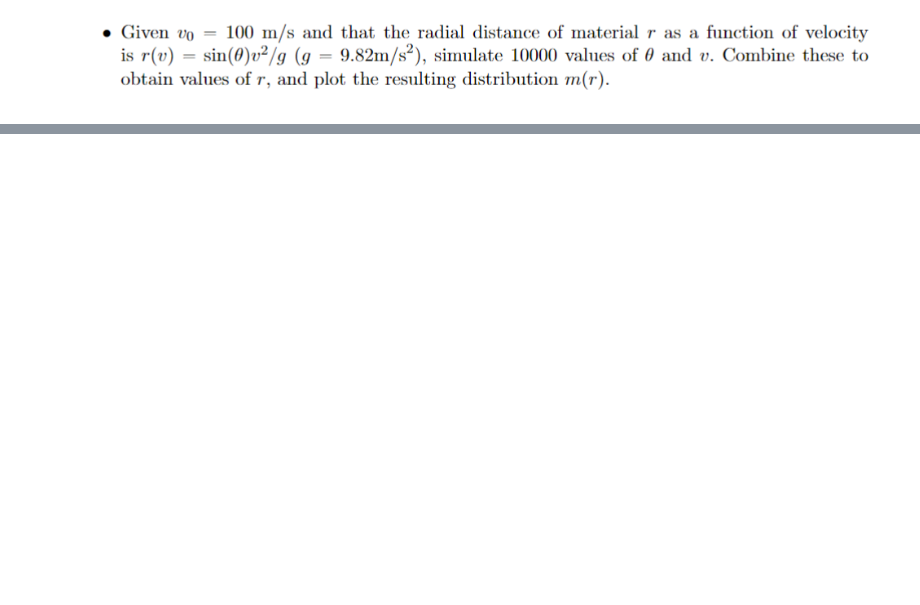
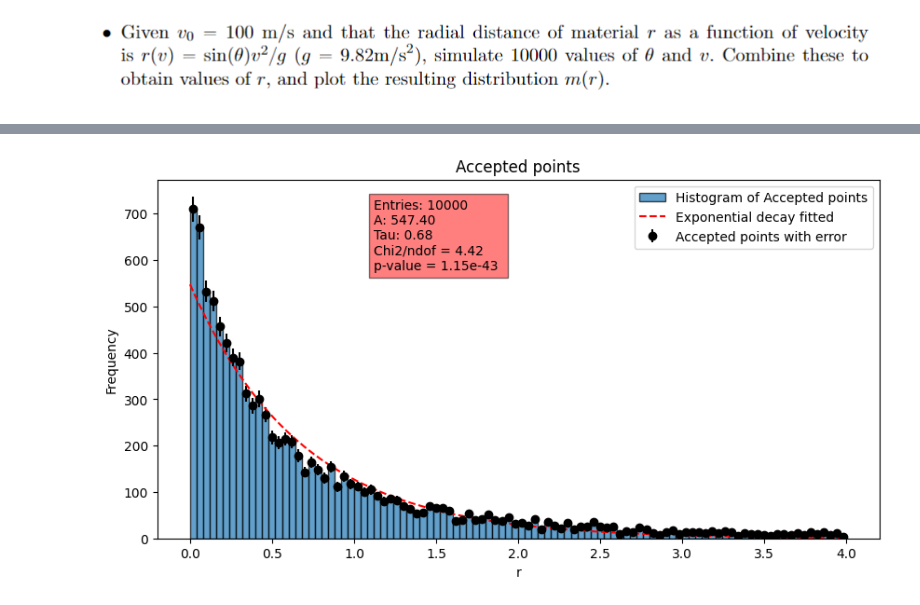
Before and after one commit to EliasBS/AppStat2024, a Jupyter notebook: DataAndCodeForExam/AppStatExam2024.ipynb, the cells around one changed output, grey strips where cells are left out. Cells and saved outputs as stored; diff of their text form; code cells hidden in the pictures; blank space fills up the shorter version.

```diff
--- a/DataAndCodeForExam/AppStatExam2024.ipynb
+++ b/DataAndCodeForExam/AppStatExam2024.ipynb
@@ -935,2 +951,84 @@ Efficiency: 19.39% ± 0.55%
 # %% [markdown]
 ![image.png](attachment:image.png)
+# %%
+v_0 = 100
+g = 9.82
+xmin, xmax = 0, 10
+ymin, ymax = 0, 1
+
+xmin_sinus, xmax_sinus = 0, np.pi/2
+ymin_sinus, ymax_sinus = -53, 53
+
+N_points = 10000
+Nbins = int(np.sqrt(N_points))
+
+sinus_A = m_chi2.values['A']
+sinus_Omega = m_chi2.values['omega']
+sinus_phi_0 = m_chi2.values['phi_0']
+
+def sinusoidal(x, A, omega, phi_0):
+    return A*np.sin(omega*x + phi_0)
+
+v_accepted = np.zeros(N_points)
+theta_accepted = np.zeros(N_points)
+Ntry = 0
+for i in range(N_points):
+    while True:
+        Ntry += 1
+        x = r.uniform(xmin, xmax)
+        y = r.uniform(ymin, ymax)
+        if (y < x**2*np.exp(-x)):
+            break
+    v_accepted[i] = x
+
+for i in range(N_points):
+    while True:
+        Ntry += 1
+        x = r.uniform(xmin_sinus, xmax_sinus)
+        y = r.uniform(ymin_sinus, ymax_sinus)
+        if (y < sinusoidal(x, sinus_A, sinus_Omega, sinus_phi_0)):
+            break
+    theta_accepted[i] = x
+
+def decay_exp(x,A, tau):
+    return A*np.exp(-x/tau)
+
+r_v = (np.sin(theta_accepted)*v_accepted**2)/g
+
+counts, edges = np.histogram(r_v, bins=Nbins, range=(0,4))
+x = (edges[1:] + edges[:-1])/2
+x = x[counts > 0]
+y = counts[counts > 0]
+yerr = np.sqrt(y)
+
+A_guess = 700
+tau_guess = 0.1
+
+fit = cost.LeastSquares(x, y, yerr, decay_exp)
+m = Minuit(fit, A = A_guess, tau = tau_guess)
+m.migrad()
+chi2 = m.fval
+ndf = len(x) - 2
+p = stats.chi2.sf(chi2, ndf)
+print(f'Chi2/ndf for exponential decay: {chi2/ndf:.2f} p = {p:.2f}')
+
+x_exp = np.linspace(0, 4, 1000)
+y_exp = decay_exp(x_exp,m.values['A'] ,m.values['tau'])
+
+fig, ax = plt.subplots(figsize=(10, 5))
+ax.hist(r_v, bins=Nbins, edgecolor='black', density=False, alpha=0.7, range = (0,4), label='Histogram of Accepted points')
+ax.errorbar(x, y, yerr=yerr, fmt='o', color='black', label='Accepted points with error')
+ax.plot(x_exp, y_exp, color='red', linestyle='--', label='Exponential decay fitted')
+ax.text(0.3, 0.75, f'Entries: {N_points} \nA: {m.values["A"]:.2f} \nTau: {m.values["tau"]:.2f} \nChi2/ndof = {chi2/ndf:.2f} \np-value = {p:.2e} ', transform=ax.transAxes,
+              bbox=dict(facecolor='red', alpha=0.5))
+ax.set_xlabel('r')
+ax.set_ylabel('Frequency')
+ax.set_title('Accepted points')
+ax.legend()
+plt.show()
+
+# ullhfit = cost.UnbinnedNLL(x, decay_exp)
+# mfit_ullh = Minuit(ullhfit, A = A_guess, tau = tau_guess)
+# #minuit_ullh.limits["Nexp", "Ngauss"] = (0,1)
+# mfit_ullh.migrad()           # Perform the actual fit
+# %% [output]
@@ -936,0 +1036 @@ Efficiency: 19.39% ± 0.55%
+[figure, added]
```
Also changed, not shown: parts of 14 cells of this notebook.
